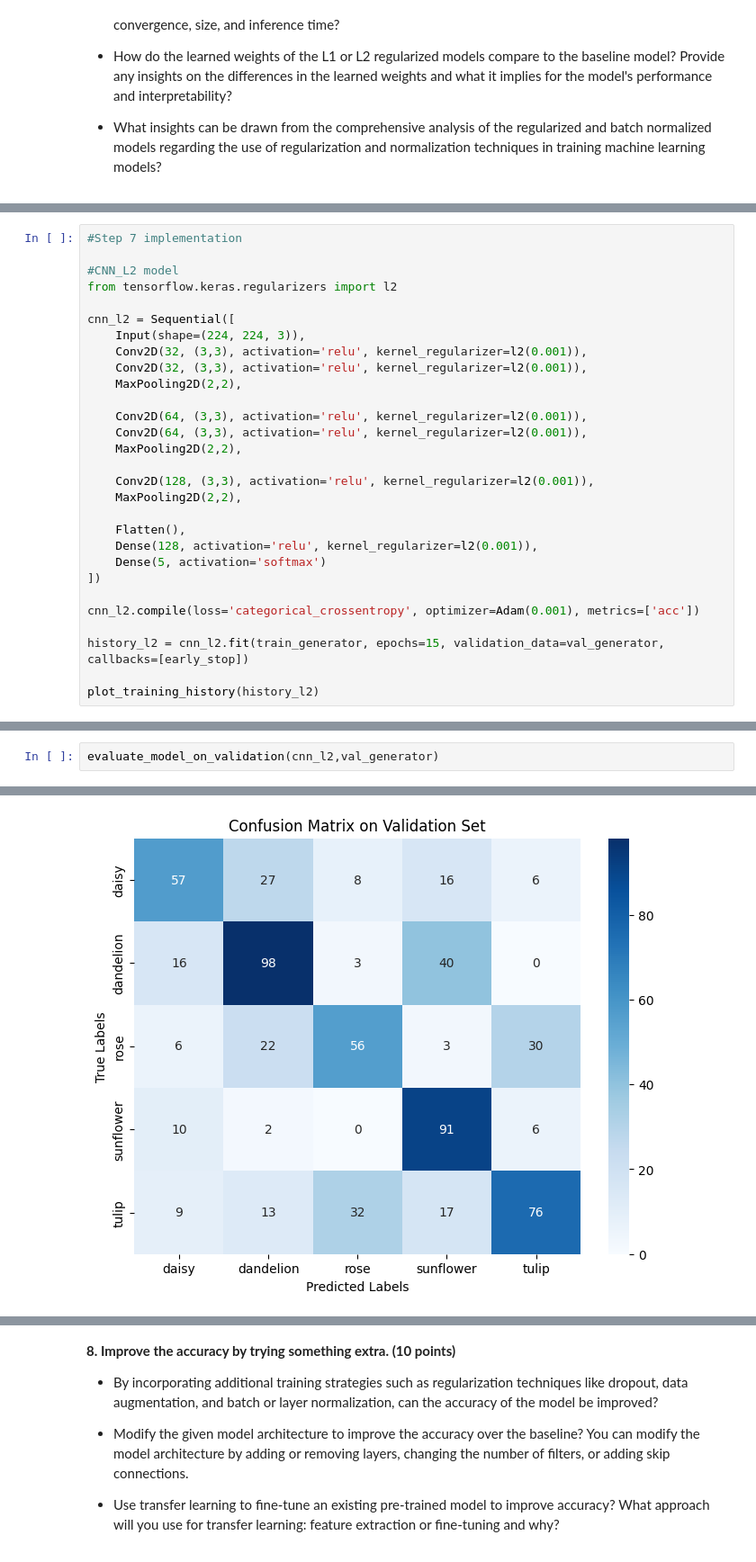
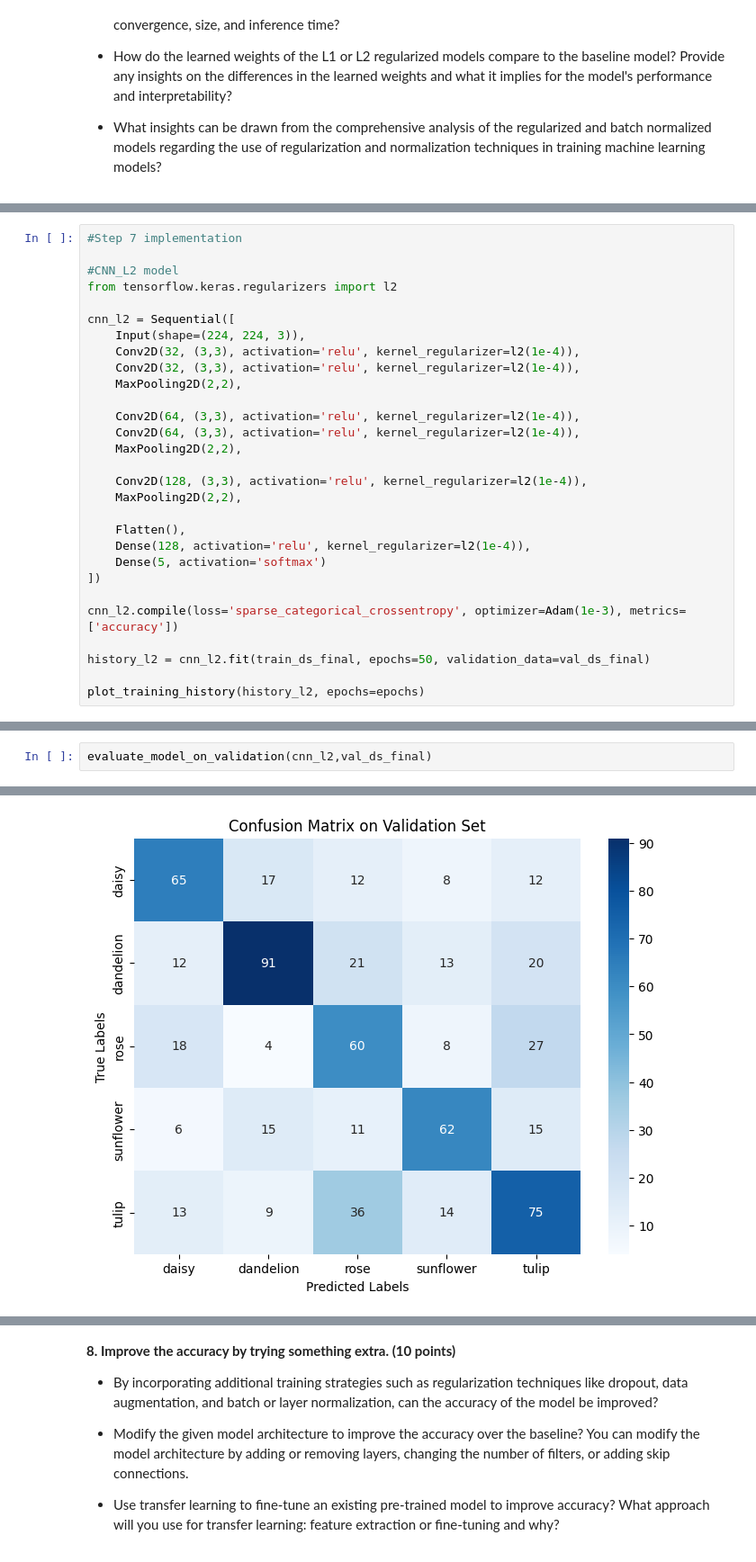
Before and after one commit to Parkyeong/Concept-ai-assignment3, a Jupyter notebook: Assignment3/Assignment3-QViT.ipynb, the cells around one changed output, grey strips where cells are left out. Shown at 90% size. Drawn from its saved outputs; the diff is of its cells as text.

```diff
--- a/Assignment3/Assignment3-QViT.ipynb
+++ b/Assignment3/Assignment3-QViT.ipynb
@@ -695,25 +1074,25 @@ from tensorflow.keras.regularizers import l2
 
 cnn_l2 = Sequential([
     Input(shape=(224, 224, 3)),
-    Conv2D(32, (3,3), activation='relu', kernel_regularizer=l2(0.001)),
-    Conv2D(32, (3,3), activation='relu', kernel_regularizer=l2(0.001)),
+    Conv2D(32, (3,3), activation='relu', kernel_regularizer=l2(1e-4)),
+    Conv2D(32, (3,3), activation='relu', kernel_regularizer=l2(1e-4)),
     MaxPooling2D(2,2),
 
-    Conv2D(64, (3,3), activation='relu', kernel_regularizer=l2(0.001)),
-    Conv2D(64, (3,3), activation='relu', kernel_regularizer=l2(0.001)),
+    Conv2D(64, (3,3), activation='relu', kernel_regularizer=l2(1e-4)),
+    Conv2D(64, (3,3), activation='relu', kernel_regularizer=l2(1e-4)),
     MaxPooling2D(2,2),
 
-    Conv2D(128, (3,3), activation='relu', kernel_regularizer=l2(0.001)),
+    Conv2D(128, (3,3), activation='relu', kernel_regularizer=l2(1e-4)),
     MaxPooling2D(2,2),
 
     Flatten(),
-    Dense(128, activation='relu', kernel_regularizer=l2(0.001)),
+    Dense(128, activation='relu', kernel_regularizer=l2(1e-4)),
     Dense(5, activation='softmax')
 ])
 
-cnn_l2.compile(loss='categorical_crossentropy', optimizer=Adam(0.001), metrics=['acc'])
+cnn_l2.compile(loss='sparse_categorical_crossentropy', optimizer=Adam(1e-3), metrics=['accuracy'])
 
-history_l2 = cnn_l2.fit(train_generator, epochs=15, validation_data=val_generator, callbacks=[early_stop])
+history_l2 = cnn_l2.fit(train_ds_final, epochs=50, validation_data=val_ds_final)
 
-plot_training_history(history_l2)
+plot_training_history(history_l2, epochs=epochs)
 # %% [output]
@@ -738,3 +1117,3 @@ Epoch 12/15
 # %%
-evaluate_model_on_validation(cnn_l2,val_generator)
+evaluate_model_on_validation(cnn_l2,val_ds_final)
 # %% [output]
@@ -742,3 +1121,3 @@ evaluate_model_on_validation(cnn_l2,val_generator)
-[figure, old version]
+[figure, new version]
               precision    recall  f1-score   support
 
```
Also changed, not shown: parts of 57 cells of this notebook, 9 other files.
